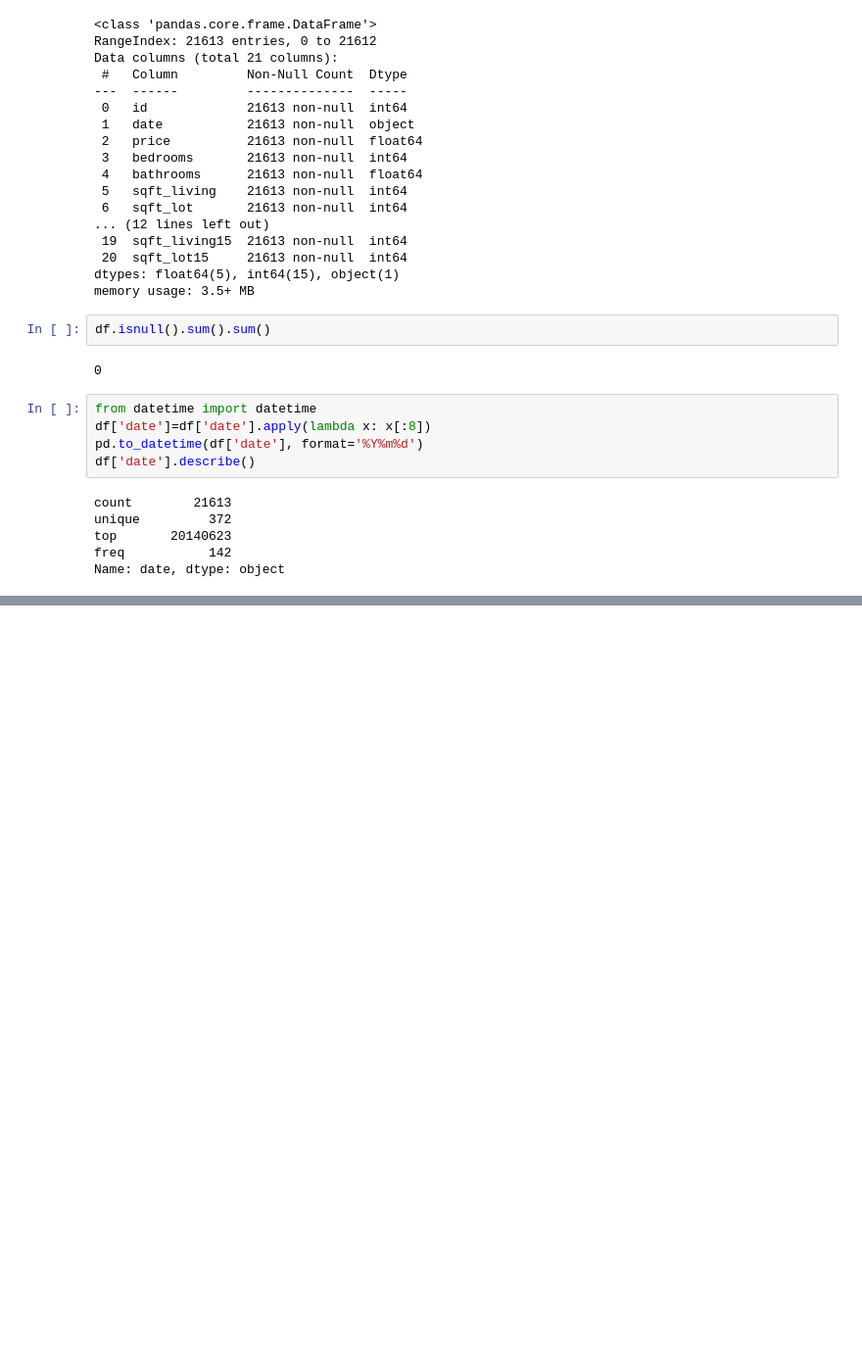
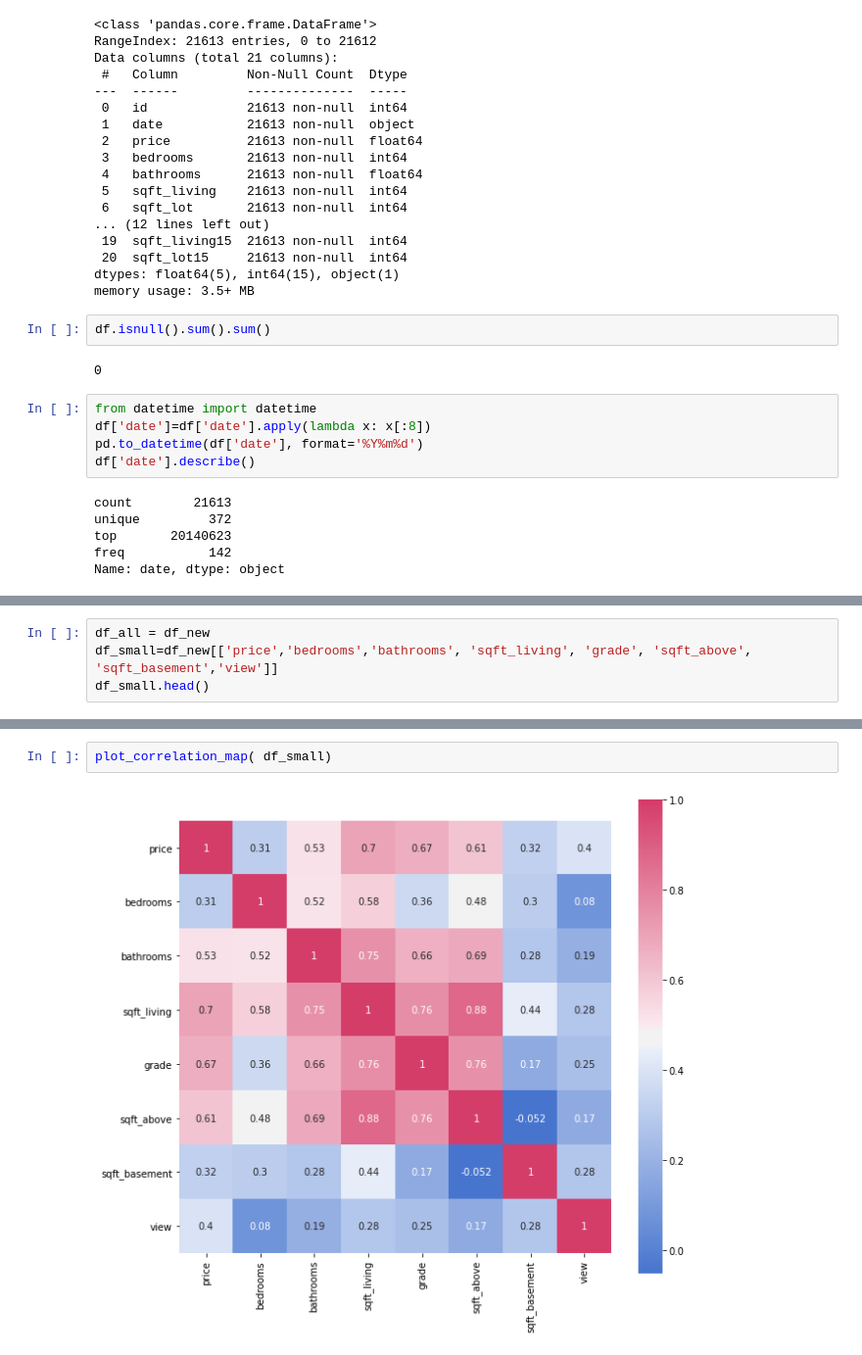
Before and after one commit to miladBentaiba/AI_with_python, a Jupyter notebook: Regression_checkpoint.ipynb, the cells around one changed output, grey strips where cells are left out. Shown at 98% size. Drawn from its saved outputs; the diff is of its cells as text; blank space fills up the shorter version.

```diff
--- a/Regression_checkpoint.ipynb
+++ b/Regression_checkpoint.ipynb
@@ -57,0 +95,4 @@ df['bedrooms'].plot.hist()
+# %%
+df_all = df_new
+df_small=df_new[['price','bedrooms','bathrooms', 'sqft_living', 'grade', 'sqft_above', 'sqft_basement','view']]
+df_small.head()
@@ -57,0 +106,4 @@ df['bedrooms'].plot.hist()
+# %%
+plot_correlation_map( df_small)
+# %% [output]
+[figure, added]
```
Also changed, not shown: parts of 36 cells of this notebook, 2 other files.
